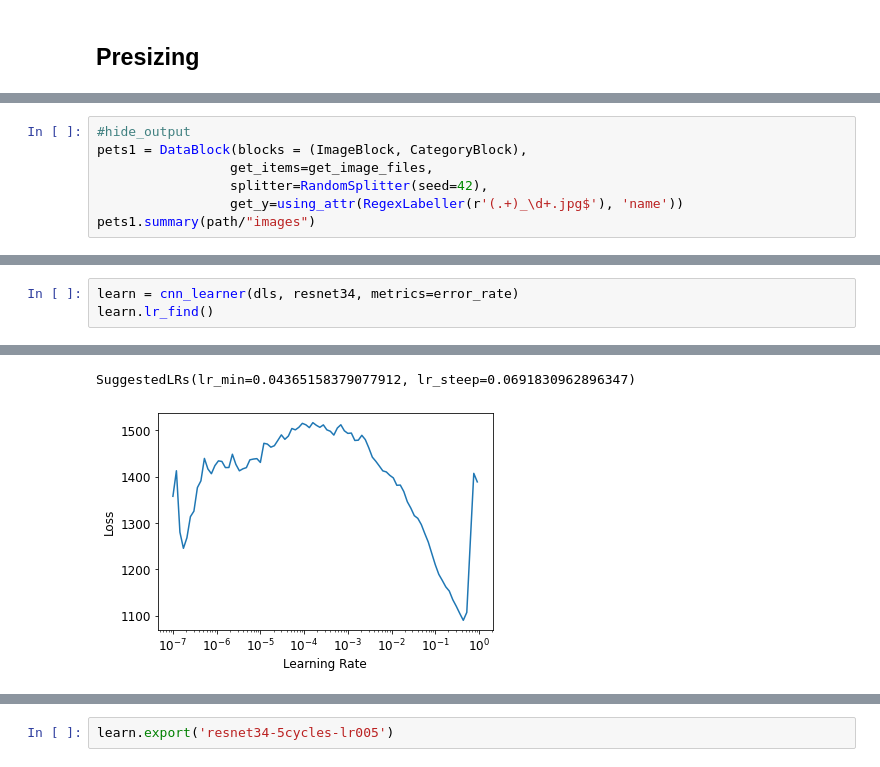
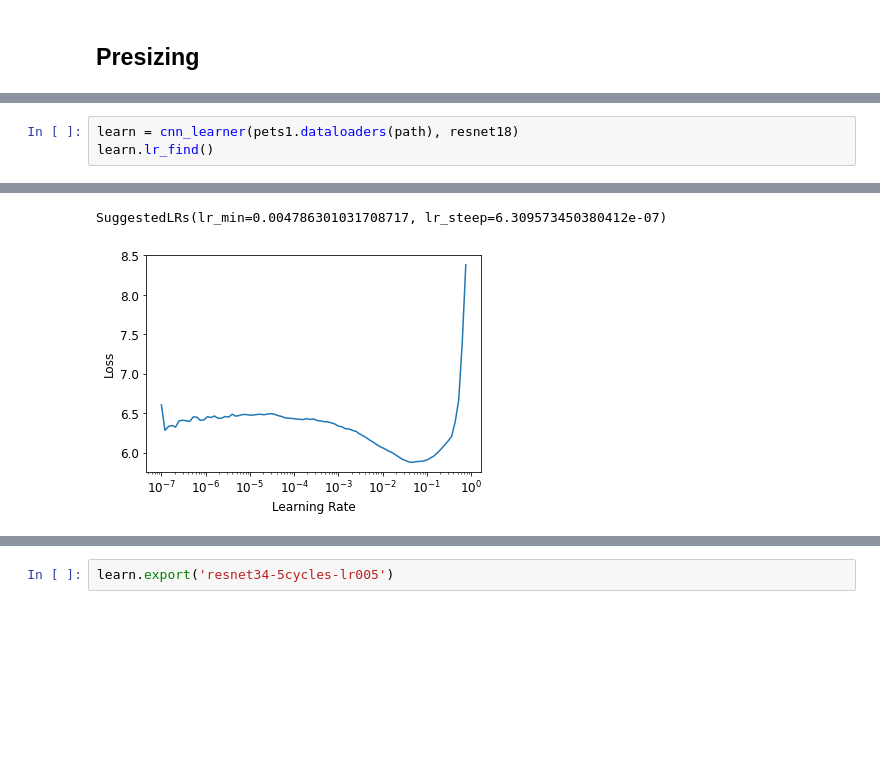
Before and after one commit to jvanelteren/age_prediction, a Jupyter notebook: age_prediction.ipynb, the cells around one changed output, grey strips where cells are left out. Drawn from its saved outputs; the diff is of its cells as text; blank space fills up the shorter version.

```diff
--- a/age_prediction.ipynb
+++ b/age_prediction.ipynb
@@ -167,7 +84,0 @@ If you made a mistake while building your `DataBlock`, it is very likely you won
-# %%
-#hide_output
-pets1 = DataBlock(blocks = (ImageBlock, CategoryBlock),
-                 get_items=get_image_files,
-                 splitter=RandomSplitter(seed=42),
-                 get_y=using_attr(RegexLabeller(r'(.+)_\d+.jpg$'), 'name'))
-pets1.summary(path/"images")
@@ -245,8 +85,8 @@ Once you think your data looks right, we generally recommend the next step shoul
 # %%
-learn = cnn_learner(dls, resnet34, metrics=error_rate)
+learn = cnn_learner(pets1.dataloaders(path), resnet18)
 learn.lr_find()
 # %% [output]
 [interactive output not drawn]
-SuggestedLRs(lr_min=0.04365158379077912, lr_steep=0.0691830962896347)
+SuggestedLRs(lr_min=0.004786301031708717, lr_steep=6.309573450380412e-07)
-[figure, old version]
+[figure, new version]
 # %%
```
Also changed, not shown: parts of 108 cells of this notebook, 10 other files.
